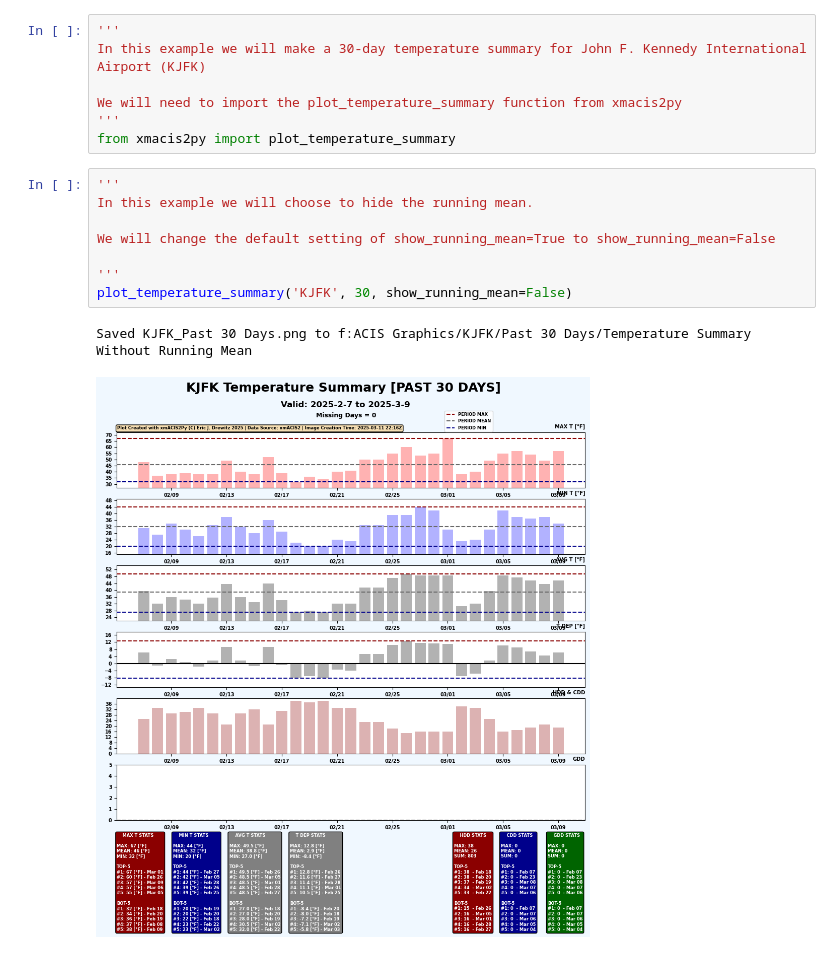
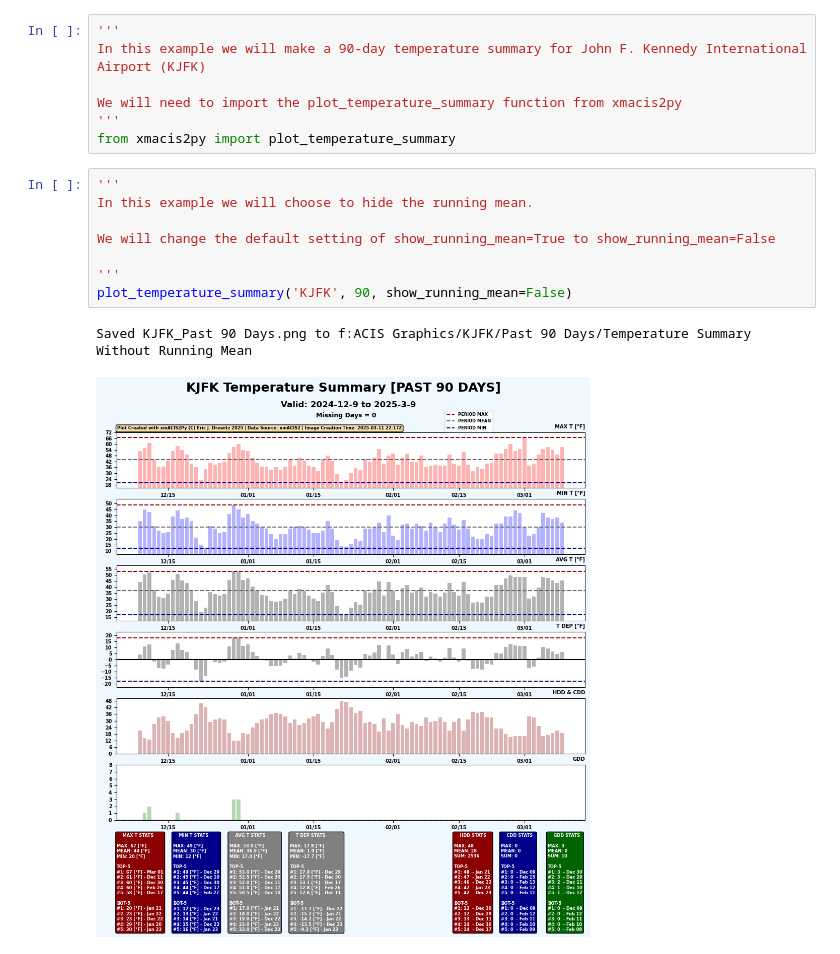
Before and after one commit to edrewitz/xmACIS2Py-Jupyter-Lab-Tutorials, a Jupyter notebook: Tutorials/running_mean.ipynb, the cells around one changed output. Drawn from its saved outputs; the diff is of its cells as text.

```diff
--- a/Tutorials/running_mean.ipynb
+++ b/Tutorials/running_mean.ipynb
@@ -1,6 +1,6 @@
 # %%
 '''
-In this example we will make a 30-day temperature summary for John F. Kennedy International Airport (KJFK)
+In this example we will make a 90-day temperature summary for John F. Kennedy International Airport (KJFK)
 
 We will need to import the plot_temperature_summary function from xmacis2py
 '''
@@ -8,11 +8,11 @@ from xmacis2py import plot_temperature_summary
 # %%
 '''
 In this example we will choose to hide the running mean.
 
 We will change the default setting of show_running_mean=True to show_running_mean=False
 
 '''
-plot_temperature_summary('KJFK', 30, show_running_mean=False)
+plot_temperature_summary('KJFK', 90, show_running_mean=False)
 # %% [output]
-Saved KJFK_Past 30 Days.png to f:ACIS Graphics/KJFK/Past 30 Days/Temperature Summary Without Running Mean
+Saved KJFK_Past 90 Days.png to f:ACIS Graphics/KJFK/Past 90 Days/Temperature Summary Without Running Mean
-[figure, old version]
+[figure, new version]
```
